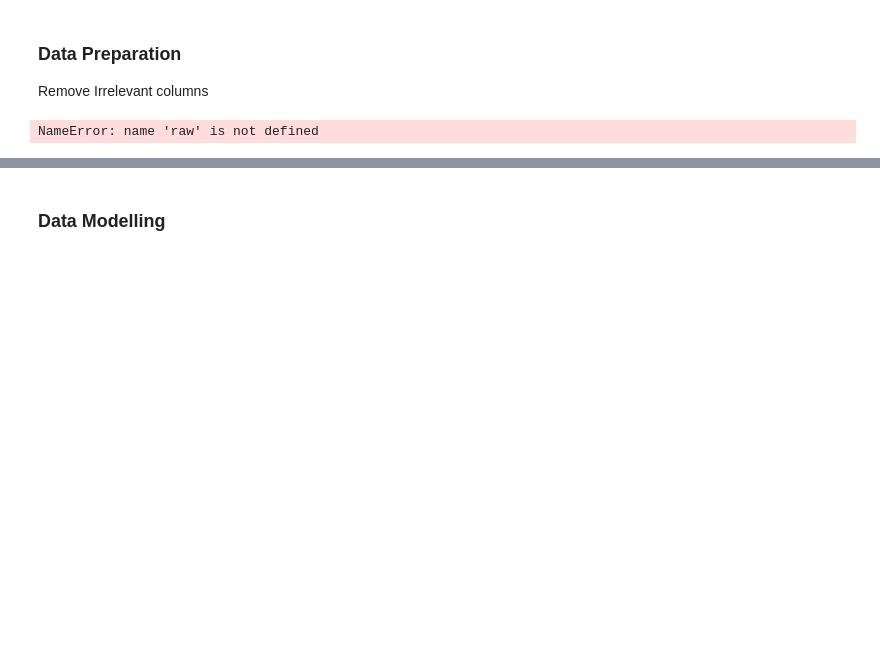
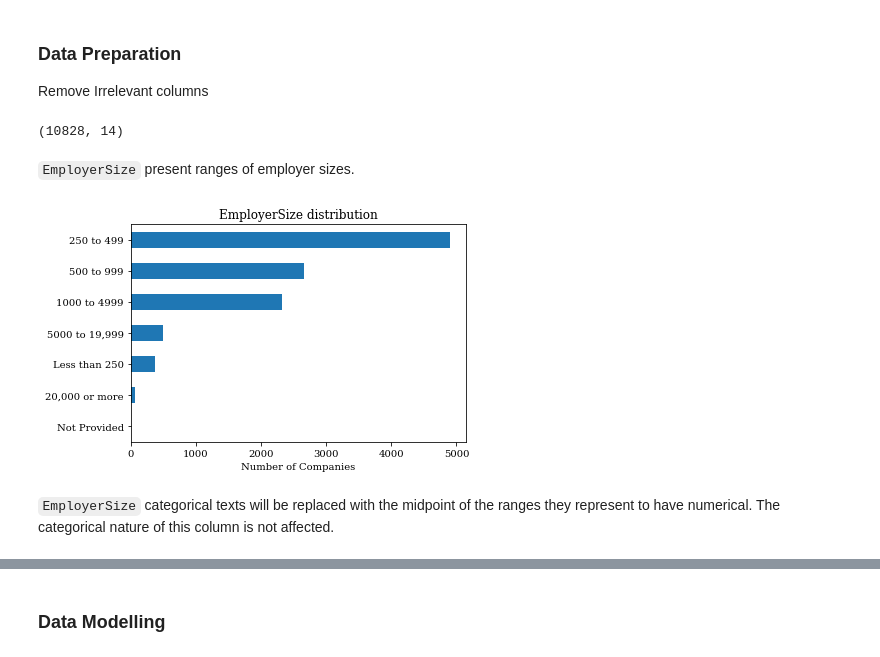
Before and after one commit to leanguardia/gender-pay-gap-uk, a Jupyter notebook: UK-Gender-Pay-Gap.ipynb, the cells around one changed output, grey strips where cells are left out. Cells and saved outputs as stored; diff of their text form; code cells hidden in the pictures; blank space fills up the shorter version.

```diff
--- a/UK-Gender-Pay-Gap.ipynb
+++ b/UK-Gender-Pay-Gap.ipynb
@@ -33,6 +33,8 @@ import numpy as np
 import pandas as pd
 import matplotlib.pyplot as plt
 %matplotlib inline
+# plt.rcParams["font.family"] = "sans-serif"
+plt.rcParams["font.family"] = "serif"
 # %%
 raw = pd.read_csv("data/UK-Gender-Pay-Gap-Data-2018-2019.csv")
 rows, cols = raw.shape
@@ -110,5 +112,16 @@ df = raw.drop(columns=['Address','CompanyNumber','DiffMeanBonusPercent',
                        'CompanyLinkToGPGInfo', 'CurrentName', 'SubmittedAfterTheDeadline',
                        'DueDate', 'DateSubmitted'
                       ])
+df.shape
 # %% [output]
-NameError: name 'raw' is not defined
+(10828, 14)
+# %% [markdown]
+`EmployerSize` present ranges of employer sizes.
+# %%
+emp_size_dist = df.EmployerSize.value_counts().sort_values()
+ax = emp_size_dist.plot.barh(title='EmployerSize distribution')
+ax = ax.set_xlabel("Number of Companies")
+# %% [output]
+[figure, added]
+# %% [markdown]
+`EmployerSize` categorical texts will be replaced with the midpoint of the ranges they represent to have numerical. The categorical nature of this column is not affected.
```
Also changed, not shown: parts of 5 cells of this notebook.
